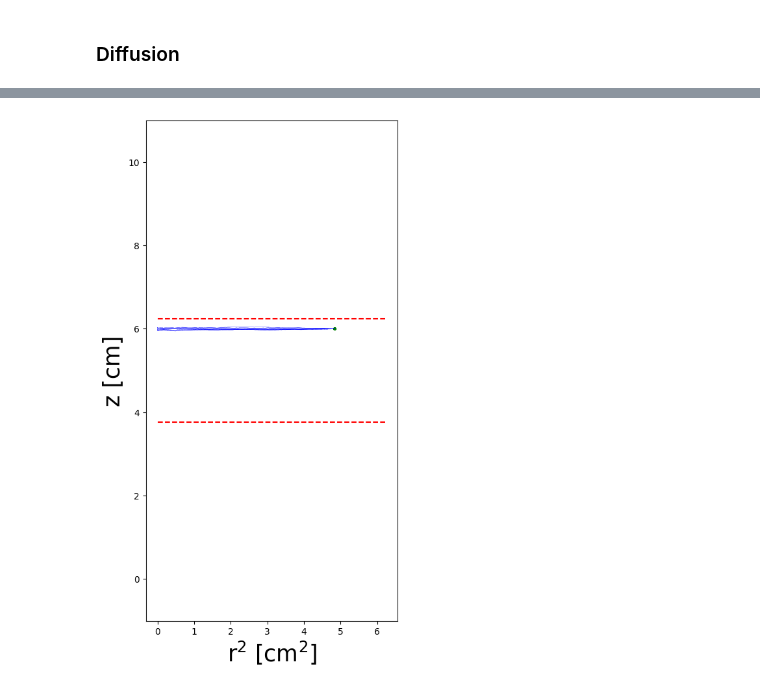
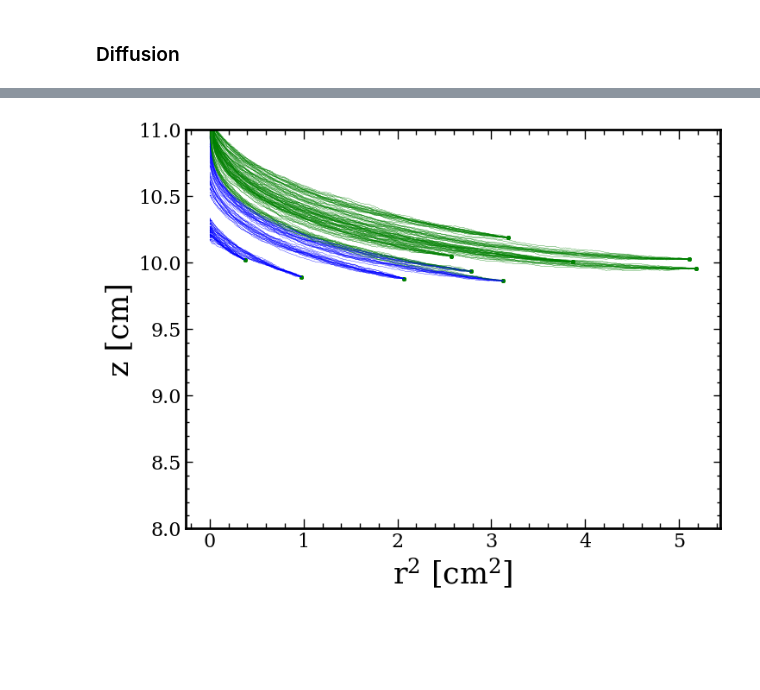
Before and after one commit to darkmatter-ucsd/cylinterp, a Jupyter notebook: cylinterp_tutorial.ipynb, the cells around one changed output, grey strips where cells are left out. Saved outputs shown, nothing was run; the diff lists cells and outputs as text; code cells hidden in the pictures; blank space fills up the shorter version.

```diff
--- a/cylinterp_tutorial.ipynb
+++ b/cylinterp_tutorial.ipynb
@@ -182,8 +182,8 @@ plt.show()
 # %% [markdown]
 ### Diffusion
 # %%
-dt, status, ztracks, rtracks, thtracks, init_points, end_points = rtpc.Drift(n_pts = 10,
-                                                                             r=np.tile([5,2,0.5],(10,1)),
+dt, status, ztracks, rtracks, thtracks, init_points, end_points = rtpc.Drift(n_pts = 200,
+                                                                             r=np.tile(rtpc.generate_rand_points(10, rmax = 2.5, zmin = 7),20).reshape(200,3),
                                                                              cath_thresh=300e-4, diffusion=True)
 # %%
 radius_of_trouble = 200e-4
@@ -191,9 +191,9 @@ pangle = np.linspace(0,2*np.pi, 100)
 cart_points = cylinterp.Tools.to_cartesian(init_points)
 
 plt.figure(figsize = (10,10))
-cath_pos = rtpc.cathode_position(3.25)[0]
+cath_pos = rtpc.cathode_position(11)[0]
 
-for i in range(10):
+for i in range(200):
     if status[i]==0:
         c = 'blue'
     elif status[i]==1:
@@ -211,10 +211,10 @@ for p in cath_pos:
     # plt.scatter(p[0], p[1], color = 'r')
     plt.plot(radius_of_trouble*np.cos(pangle)+p[0],
              radius_of_trouble*np.sin(pangle)+p[1], color = 'r', linewidth = 1)
-plt.xlim(-2.5,2.5)
-plt.ylim(-2.5,2.5)
+plt.xlim(-2.7,2.7)
+plt.ylim(-2.7,2.7)
 plt.xlabel('x [cm]', fontsize = 15)
 plt.ylabel('y [cm]', fontsize = 15)
-plt.title(r'Tracks for z$\in$[3,3.5]cm', fontsize = 25)
+plt.savefig('/home/jiq019/Analyses/Simulation/Figures/xy_diffusion_tracks')
 plt.show()
 # %% [output]
@@ -236,4 +236,9 @@ print(time.time()-t0)
 # %%
 from multihist import Hist1d
-Hist1d(dt, bins = np.linspace(10,13,100)).plot()
+plt.style.use('/home/jiq019/jingqiang.mplstyle')
+Hist1d(dt, bins = np.linspace(4,5,100)).plot()
+plt.xlabel(r'Drift Time [$\mu$s]')
+plt.ylabel('Counts')
+plt.title(r'z = 5 cm, r = 1 cm, $\theta$ = 0.5')
+plt.savefig('/home/jiq019/Analyses/Simulation/Figures/drift_time_dist_center')
 # %% [output]
@@ -241,33 +246,38 @@ Hist1d(dt, bins = np.linspace(10,13,100)).plot()
+# %%
+dt, status, ztracks, rtracks, thtracks, init_points, end_points = rtpc.Drift(n_pts = 200,
+                                                                             r=np.tile(rtpc.generate_rand_points(10, rmax = 2.5, zmin = 9.8, zmax = 10.2),20).reshape(200,3),
+                                                                             cath_thresh=300e-4, diffusion=True)
 # %%
 radius_of_trouble = 200e-4
 pangle = np.linspace(0,2*np.pi, 100)
 cart_points = cylinterp.Tools.to_cartesian(init_points)
 
-plt.figure(figsize = (5,10))
+# plt.figure(figsize = (5,10))
 cath_pos = rtpc.cathode_position(3.25)[0]
 
-for i in range(10):
+for i in range(200):
     if status[i]==0:
         c = 'blue'
     elif status[i]==1:
         c = 'red'
     elif status[i]==2:
         c = 'black'
     else:
-        c = 'red'
+        c = 'green'
     buffer_cut = rtracks[i]!=0
 
     plt.plot(rtracks[i][buffer_cut]**2,
              ztracks[i][buffer_cut], color = c, linewidth = 0.25)
     plt.scatter((cart_points[i][0]**2+cart_points[i][1]**2),
                 cart_points[i][2], s = 5, color = 'g')
 
 
 central_z = 2.465952715464704
-plt.hlines([5+central_z/2, 5-central_z/2], 0,2.5**2, linestyle = 'dashed', color = 'r')
+# plt.hlines([5+central_z/2, 5-central_z/2], 0,2.5**2, linestyle = 'dashed', color = 'r')
 plt.xlabel(r'r$^2$ [cm$^2$]', fontsize = 25)
 plt.ylabel('z [cm]', fontsize = 25)
-plt.ylim(-1,11)
+plt.ylim(8,11)
+plt.savefig('/home/jiq019/Analyses/Simulation/Figures/r2z_diffusion_tracks')
 plt.show()
 # %% [output]
-[figure, old version]
+[figure, new version]
```
Also changed, not shown: parts of 6 cells of this notebook, 5 other files.
